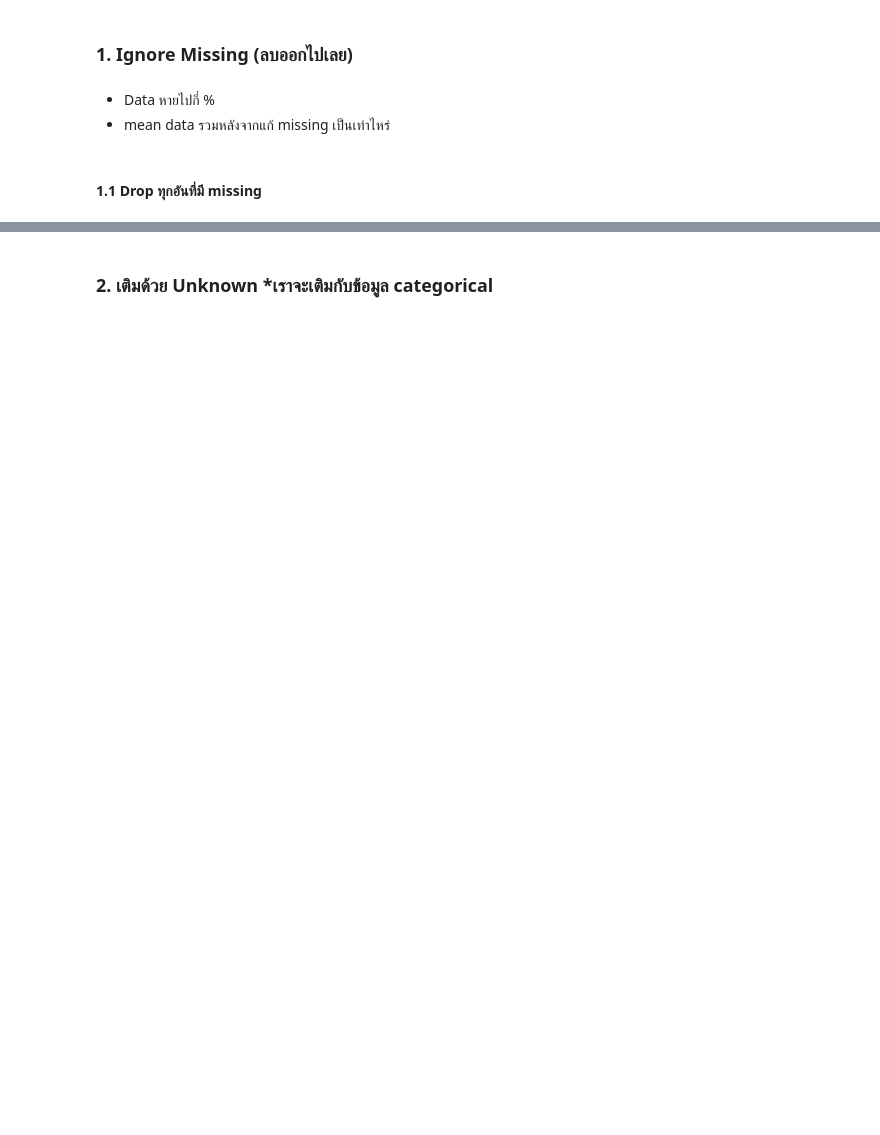
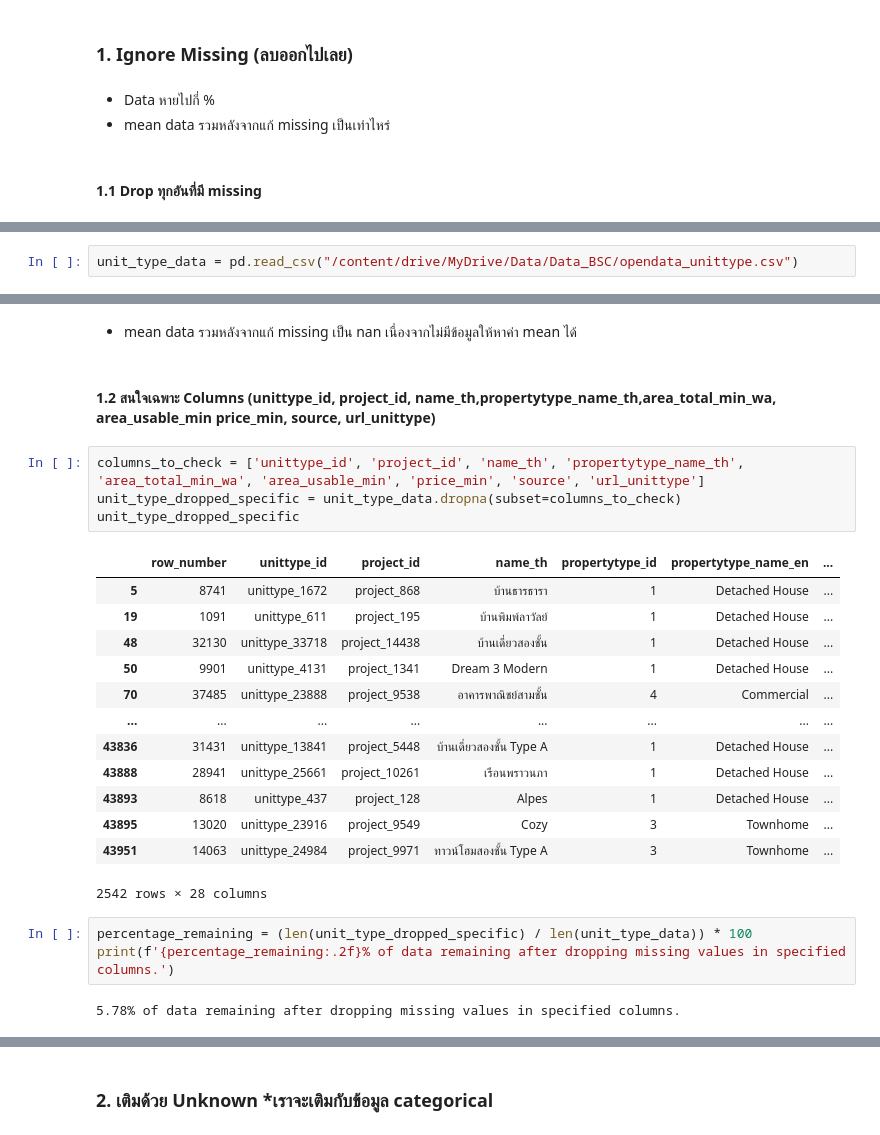
Before and after one commit to Arisarayangyoo/bcs_dpdm24, a Jupyter notebook: Chapter3_Data_Preprocessing.ipynb, the cells around one changed output, grey strips where cells are left out. Cells and saved outputs as stored; diff of their text form; blank space fills up the shorter version.

```diff
--- a/Chapter3_Data_Preprocessing.ipynb
+++ b/Chapter3_Data_Preprocessing.ipynb
@@ -360,0 +235,2 @@ dtype: bool
+# %%
+unit_type_data = pd.read_csv("/content/drive/MyDrive/Data/Data_BSC/opendata_unittype.csv")
@@ -360,0 +260,27 @@ dtype: bool
+# %% [markdown]
+- mean data รวมหลังจากแก้ missing เป็น nan เนื่องจากไม่มีข้อมูลให้หาค่า mean ได้
+# %% [markdown]
+#### 1.2 สนใจเฉพาะ Columns (unittype_id, project_id, name_th,propertytype_name_th,area_total_min_wa, area_usable_min price_min, source, url_unittype)
+# %%
+columns_to_check = ['unittype_id', 'project_id', 'name_th', 'propertytype_name_th', 'area_total_min_wa', 'area_usable_min', 'price_min', 'source', 'url_unittype']
+unit_type_dropped_specific = unit_type_data.dropna(subset=columns_to_check)
+unit_type_dropped_specific
+# %% [output]
+|  | row_number | unittype_id | project_id | name_th | propertytype_id | propertytype_name_en | ... |
+| 5 | 8741 | unittype_1672 | project_868 | บ้านธารธารา | 1 | Detached House | ... |
+| 19 | 1091 | unittype_611 | project_195 | บ้านพิมพ์ลาวัลย์ | 1 | Detached House | ... |
+| 48 | 32130 | unittype_33718 | project_14438 | บ้านเดี่ยวสองชั้น | 1 | Detached House | ... |
+| 50 | 9901 | unittype_4131 | project_1341 | Dream 3 Modern | 1 | Detached House | ... |
+| 70 | 37485 | unittype_23888 | project_9538 | อาคารพาณิชย์สามชั้น | 4 | Commercial | ... |
+| ... | ... | ... | ... | ... | ... | ... | ... |
+| 43836 | 31431 | unittype_13841 | project_5448 | บ้านเดี่ยวสองชั้น Type A | 1 | Detached House | ... |
+| 43888 | 28941 | unittype_25661 | project_10261 | เรือนพราวนภา | 1 | Detached House | ... |
+| 43893 | 8618 | unittype_437 | project_128 | Alpes | 1 | Detached House | ... |
+| 43895 | 13020 | unittype_23916 | project_9549 | Cozy | 3 | Townhome | ... |
+| 43951 | 14063 | unittype_24984 | project_9971 | ทาวน์โฮมสองชั้น Type A | 3 | Townhome | ... |
+2542 rows × 28 columns
+# %%
+percentage_remaining = (len(unit_type_dropped_specific) / len(unit_type_data)) * 100
+print(f'{percentage_remaining:.2f}% of data remaining after dropping missing values in specified columns.')
+# %% [output]
+5.78% of data remaining after dropping missing values in specified columns.
```
Also changed, not shown: parts of 47 cells of this notebook.
